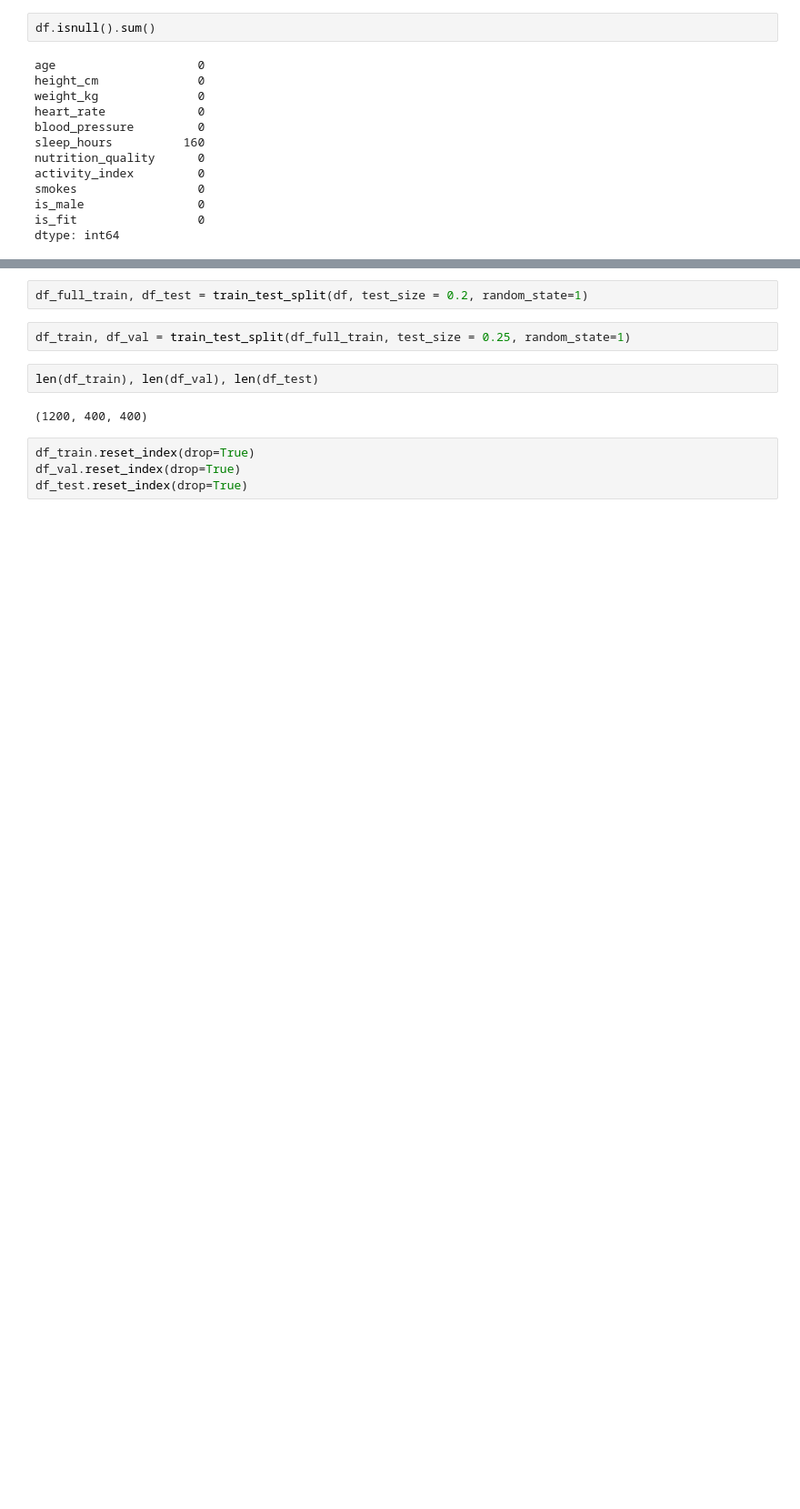
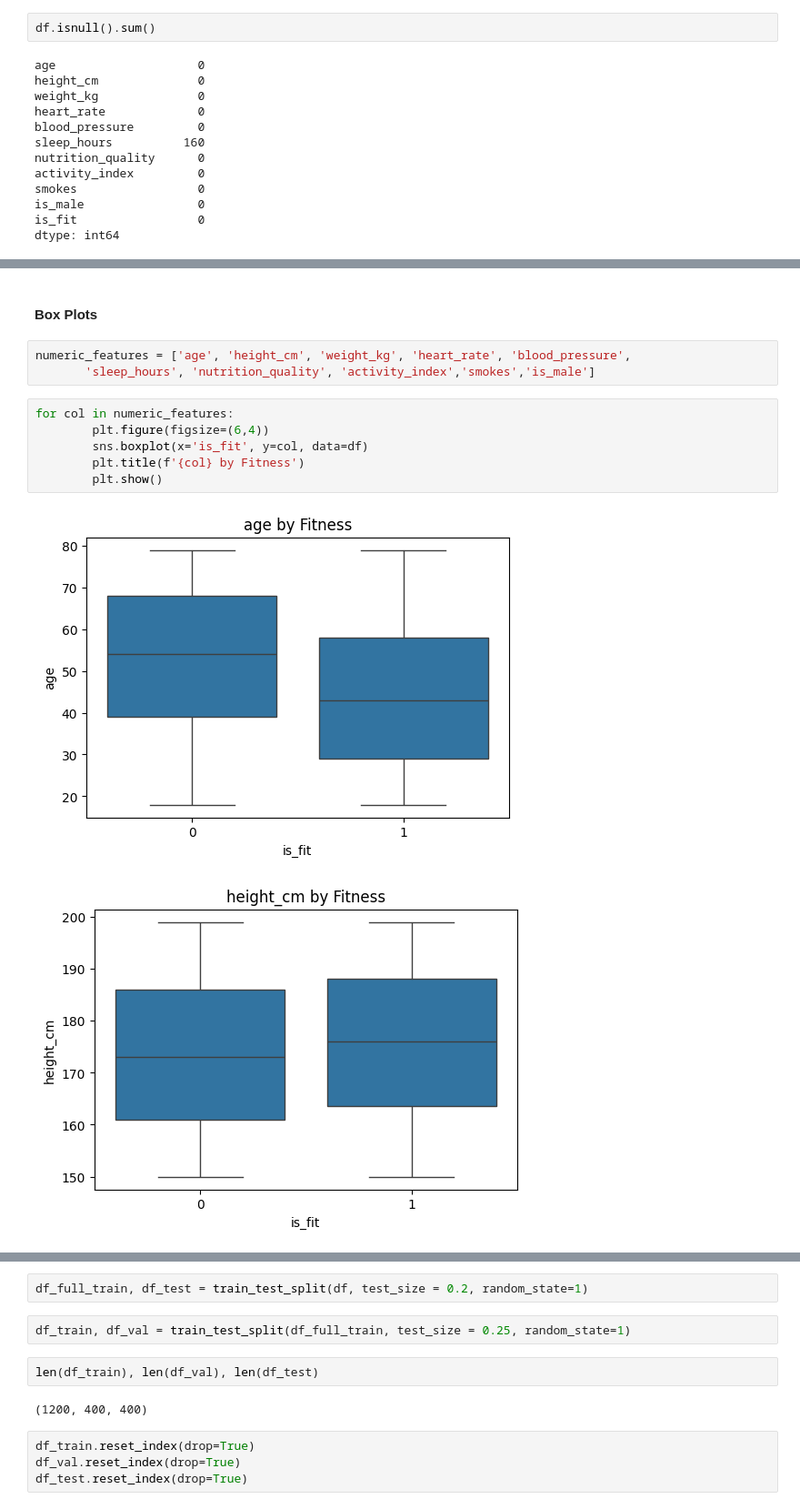
Before and after one commit to sharat25ai-dev/Machine_Learning_Projects, a Jupyter notebook: notebook.ipynb, the cells around one changed output, grey strips where cells are left out. Shown at 91% size. Saved outputs shown, nothing was run; the diff lists cells and outputs as text; blank space fills up the shorter version.

```diff
--- a/notebook.ipynb
+++ b/notebook.ipynb
@@ -158,0 +150,14 @@ dtype: int64
+# %% [markdown]
+#### Box Plots
+# %%
+numeric_features = ['age', 'height_cm', 'weight_kg', 'heart_rate', 'blood_pressure',
+       'sleep_hours', 'nutrition_quality', 'activity_index','smokes','is_male']
+# %%
+for col in numeric_features:
+        plt.figure(figsize=(6,4))
+        sns.boxplot(x='is_fit', y=col, data=df)
+        plt.title(f'{col} by Fitness')
+        plt.show()
+# %% [output]
+[figure, added]
+[figure, added]
```
Also changed, not shown: parts of 20 cells of this notebook.
